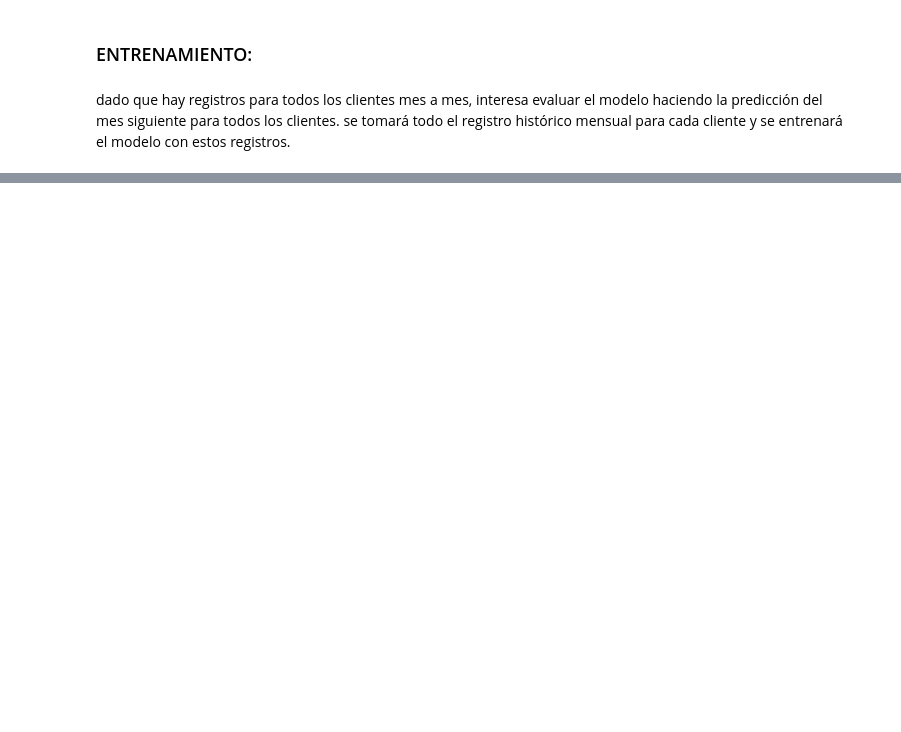
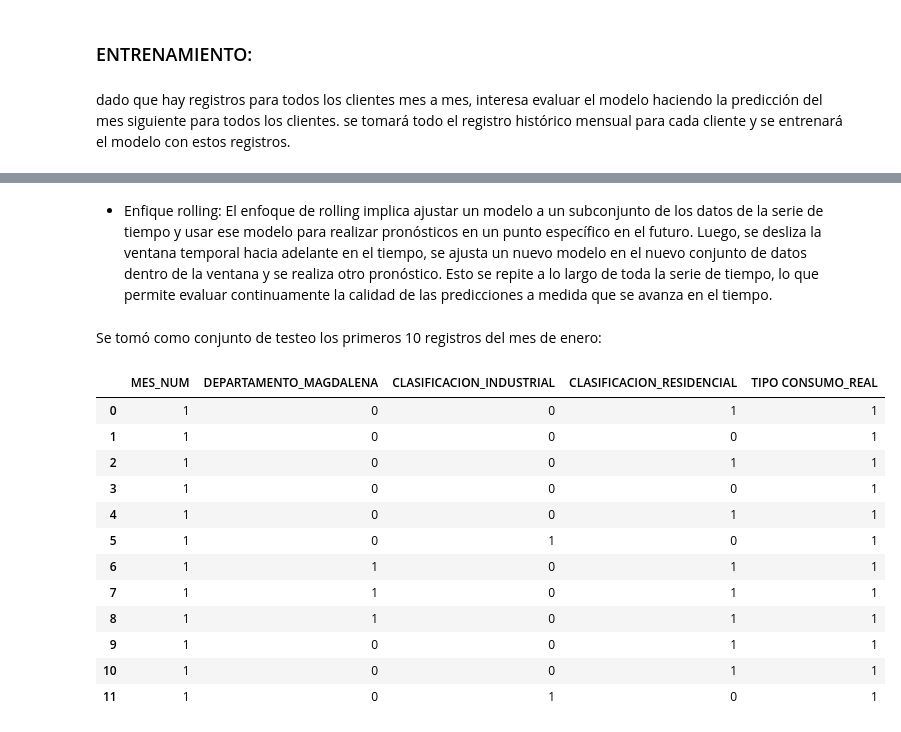
Before and after one commit to vanebertel/PRUEBA_GASES, a Jupyter notebook: _sources/notebooks.ipynb, the cells around one changed output, grey strips where cells are left out. Drawn from its saved outputs; the diff is of its cells as text; code cells hidden in the pictures; blank space fills up the shorter version.

```diff
--- a/_sources/notebooks.ipynb
+++ b/_sources/notebooks.ipynb
@@ -825,0 +862,3 @@ dado que hay registros para todos los clientes mes a mes, interesa evaluar el mo
+# %%
+X=DATOS.drop('CONSUMO', axis=1)
+X.head()
@@ -825,0 +884,23 @@ dado que hay registros para todos los clientes mes a mes, interesa evaluar el mo
+# %% [markdown]
+- Enfique rolling: El enfoque de rolling  implica ajustar un modelo  a un subconjunto de los datos de la serie de tiempo y usar ese modelo para realizar pronósticos en un punto específico en el futuro. Luego, se desliza la ventana temporal hacia adelante en el tiempo, se ajusta un nuevo modelo  en el nuevo conjunto de datos dentro de la ventana y se realiza otro pronóstico. Esto se repite a lo largo de toda la serie de tiempo, lo que permite evaluar continuamente la calidad de las predicciones a medida que se avanza en el tiempo.
+# %%
+Xtest=X[:12]
+Ytest=Y[:12]
+# %% [markdown]
+Se tomó como conjunto de testeo los primeros 10 registros del mes de enero:
+# %%
+Xtest
+# %% [output]
+|  | MES_NUM | DEPARTAMENTO_MAGDALENA | CLASIFICACION_INDUSTRIAL | CLASIFICACION_RESIDENCIAL | TIPO CONSUMO_REAL |
+| 0 | 1 | 0 | 0 | 1 | 1 |
+| 1 | 1 | 0 | 0 | 0 | 1 |
+| 2 | 1 | 0 | 0 | 1 | 1 |
+| 3 | 1 | 0 | 0 | 0 | 1 |
+| 4 | 1 | 0 | 0 | 1 | 1 |
+| 5 | 1 | 0 | 1 | 0 | 1 |
+| 6 | 1 | 1 | 0 | 1 | 1 |
+| 7 | 1 | 1 | 0 | 1 | 1 |
+| 8 | 1 | 1 | 0 | 1 | 1 |
+| 9 | 1 | 0 | 0 | 1 | 1 |
+| 10 | 1 | 0 | 0 | 1 | 1 |
+| 11 | 1 | 0 | 1 | 0 | 1 |
```
Also changed, not shown: parts of 28 cells of this notebook, 10 other files.
